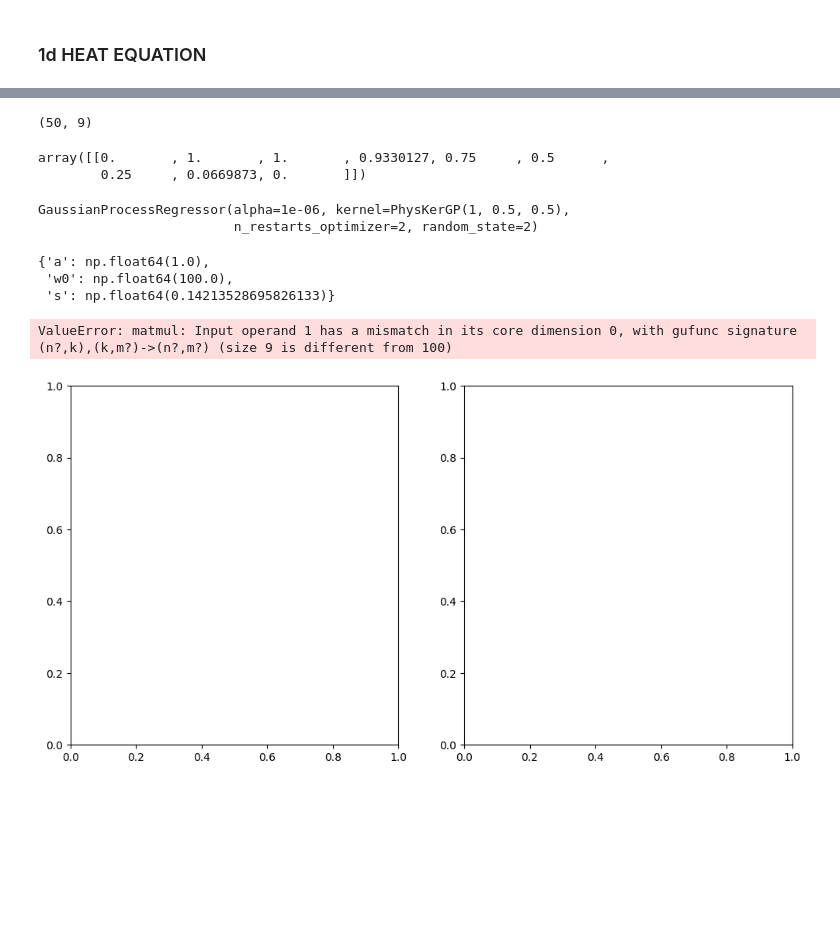
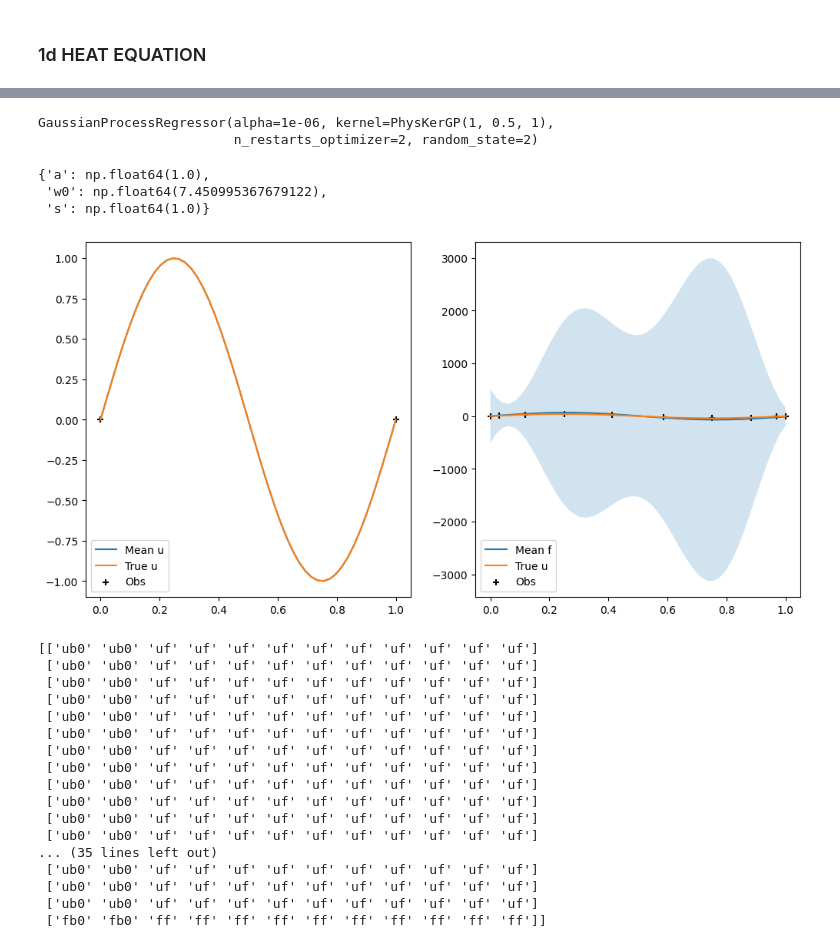
Before and after one commit to Ebajalg/physgp, a Jupyter notebook: Experimenting.ipynb, the cells around one changed output, grey strips where cells are left out. Saved outputs shown, nothing was run; the diff lists cells and outputs as text; code cells hidden in the pictures; blank space fills up the shorter version.

Commit message:
Updated experiments to find new errors.

```diff
--- a/Experimenting.ipynb
+++ b/Experimenting.ipynb
@@ -60,4 +14,9 @@ def index_concat(u, f):
 # %%
 squexp = SquExpKernel(1) # Specifying the prior on u(x,t) ~ GP(0, SquExp)
 L = sympify("-a*Derivative(u, x0, 2)") # Specifying the linear operator
-phys_kernel = PhysKerBase(squexp, L)
+
+# Specifying information about maxima and minima of u(x,t)
+boundary_ops = [sympify("-Derivative(u, x0)")]
+boundary_conds = [lambda x0: x0 in [0,1]]
+
+phys_kernel = PhysKerBase(squexp, L, boundary_ops, boundary_conds)
@@ -64,7 +35,8 @@ phys_kernel = PhysKerBase(squexp, L)
 # %%
 phys_kernel_gp = PhysKerGP(phys_kernel,
-                           {"a":1, "w0":0.5, "s":0.5},
-                           {"a":(1.0,1.0), "w0":(-100,100), "s":(0.1,10)})
+                           {"a":1, "w0":0.5, "s":1.0},
+                           {"a":(1.0,1.0), "w0":(1e-5,200), "s":(1,1)},
+                           sigma=(0.1,1.0))
 # %%
 true_f = np.vectorize(lambda x : (4*np.pi**2)*np.sin(2*np.pi*x))
 true_u = np.vectorize(lambda x : np.sin(2*np.pi*x))
@@ -72,12 +44,12 @@ true_u = np.vectorize(lambda x : np.sin(2*np.pi*x))
 np.random.seed(3)
 
 N_u = 2
-N_f = 7
-
+N_f = 10
 u_obs = np.array([0,1])
 
 a,b = 0,1
 n_f = N_f-1
 indexes = np.arange(0,n_f+1)
 
+# Chebyshev nodes for f observations
 f_obs = (a+b)/2 + ((b-a)/2)*np.cos(np.pi*indexes/n_f)
@@ -112,13 +56,3 @@ print(X_f)
-# %%
-X = np.linspace(0, 1, 50)
-phys_kernel_gp(index_concat(u_obs, f_obs),np.column_stack((np.zeros((50,1)), X))).shape
-# %% [output]
-(50, 9)
-# %%
-np.hstack(([[0., 1.]], [[1. ,       0.9330127, 0.75 ,     0.5       , 0.25      , 0.0669873, 0.       ]]))
-# %% [output]
-array([[0.       , 1.       , 1.       , 0.9330127, 0.75     , 0.5      ,
-        0.25     , 0.0669873, 0.       ]])
 # %%
 from sklearn.gaussian_process import GaussianProcessRegressor
 
@@ -127,45 +61,65 @@ gp = GaussianProcessRegressor(kernel=phys_kernel_gp,
                               alpha=1e-6,
                               n_restarts_optimizer=2)
 
-y = np.hstack((true_u(u_obs), true_f(f_obs)))
+u_part = np.array([2*np.pi, 2*np.pi])
+y = np.hstack((u_part, true_f(f_obs)))
 gp.fit(index_concat(u_obs, f_obs), y)
 # %% [output]
-GaussianProcessRegressor(alpha=1e-06, kernel=PhysKerGP(1, 0.5, 0.5),
+GaussianProcessRegressor(alpha=1e-06, kernel=PhysKerGP(1, 0.5, 1),
                          n_restarts_optimizer=2, random_state=2)
-# %%
-gp.kernel_.param_values
-# %% [output]
-{'a': np.float64(1.0),
- 'w0': np.float64(100.0),
- 's': np.float64(0.14213528695826133)}
+# %%
+gp.kernel_.param_values
+# %% [output]
+{'a': np.float64(1.0),
+ 'w0': np.float64(7.450995367679122),
+ 's': np.float64(1.0)}
 # %%
 import matplotlib.pyplot as plt
 
 fig, ax = plt.subplots(1,2,figsize=(12,6))
 
-N_plot = 100
+N_plot = 50
 X = np.linspace(0, 1, N_plot)
 
 # U_prediction
 u_mean_prediction, u_std_prediction = gp.predict(np.column_stack((np.zeros((N_plot,1)), X)), return_cov=True)
 u_std_prediction = np.diagonal(u_std_prediction)
 ax[0].plot(X, u_mean_prediction, label="Mean u")
-ax[0].fill_between(X, u_mean_prediction-1.96*u_std_prediction, u_mean_prediction+1.96*u_std_prediction, alpha=0.2)
+#ax[0].fill_between(X, u_mean_prediction-1.96*u_std_prediction, u_mean_prediction+1.96*u_std_prediction, alpha=0.2)
 ax[0].plot(X, true_u(X), label="True u")
 ax[0].scatter(u_obs, true_u(u_obs), label="Obs", marker='+', color="black")
 ax[0].legend(loc="lower left")
 
 # F_prediction
 f_mean_prediction, f_std_prediction = gp.predict(np.column_stack((np.ones((N_plot,1)), X)), return_cov=True)
 f_std_prediction = np.diagonal(f_std_prediction)
 ax[1].plot(X, f_mean_prediction, label="Mean f")
 ax[1].fill_between(X, f_mean_prediction-1.96*f_std_prediction, f_mean_prediction+1.96*f_std_prediction, alpha=0.2)
 ax[1].plot(X, true_f(X), label="True u")
 ax[1].scatter(f_obs, true_f(f_obs), label="Obs", marker='+', color="black")
 ax[1].legend(loc="lower left")
 
 plt.show()
 # %% [output]
-ValueError: matmul: Input operand 1 has a mismatch in its core dimension 0, with gufunc signature (n?,k),(k,m?)->(n?,m?) (size 9 is different from 100)
-[figure, old version]
+[figure, new version]
+# %%
+print(phys_kernel.label_matrix((X.reshape(-1,1),np.array([[]])), (np.array([u_obs]).T, np.array([f_obs]).T)))
+# %% [output]
+[['ub0' 'ub0' 'uf' 'uf' 'uf' 'uf' 'uf' 'uf' 'uf' 'uf' 'uf' 'uf']
+ ['ub0' 'ub0' 'uf' 'uf' 'uf' 'uf' 'uf' 'uf' 'uf' 'uf' 'uf' 'uf']
+ ['ub0' 'ub0' 'uf' 'uf' 'uf' 'uf' 'uf' 'uf' 'uf' 'uf' 'uf' 'uf']
+ ['ub0' 'ub0' 'uf' 'uf' 'uf' 'uf' 'uf' 'uf' 'uf' 'uf' 'uf' 'uf']
+ ['ub0' 'ub0' 'uf' 'uf' 'uf' 'uf' 'uf' 'uf' 'uf' 'uf' 'uf' 'uf']
+ ['ub0' 'ub0' 'uf' 'uf' 'uf' 'uf' 'uf' 'uf' 'uf' 'uf' 'uf' 'uf']
+ ['ub0' 'ub0' 'uf' 'uf' 'uf' 'uf' 'uf' 'uf' 'uf' 'uf' 'uf' 'uf']
+ ['ub0' 'ub0' 'uf' 'uf' 'uf' 'uf' 'uf' 'uf' 'uf' 'uf' 'uf' 'uf']
+ ['ub0' 'ub0' 'uf' 'uf' 'uf' 'uf' 'uf' 'uf' 'uf' 'uf' 'uf' 'uf']
+ ['ub0' 'ub0' 'uf' 'uf' 'uf' 'uf' 'uf' 'uf' 'uf' 'uf' 'uf' 'uf']
+ ['ub0' 'ub0' 'uf' 'uf' 'uf' 'uf' 'uf' 'uf' 'uf' 'uf' 'uf' 'uf']
+ ['ub0' 'ub0' 'uf' 'uf' 'uf' 'uf' 'uf' 'uf' 'uf' 'uf' 'uf' 'uf']
+... (35 lines left out)
+ ['ub0' 'ub0' 'uf' 'uf' 'uf' 'uf' 'uf' 'uf' 'uf' 'uf' 'uf' 'uf']
+ ['ub0' 'ub0' 'uf' 'uf' 'uf' 'uf' 'uf' 'uf' 'uf' 'uf' 'uf' 'uf']
+ ['ub0' 'ub0' 'uf' 'uf' 'uf' 'uf' 'uf' 'uf' 'uf' 'uf' 'uf' 'uf']
+ ['fb0' 'fb0' 'ff' 'ff' 'ff' 'ff' 'ff' 'ff' 'ff' 'ff' 'ff' 'ff']]
 # %%
```
Also changed, not shown: parts of 9 cells of this notebook.
